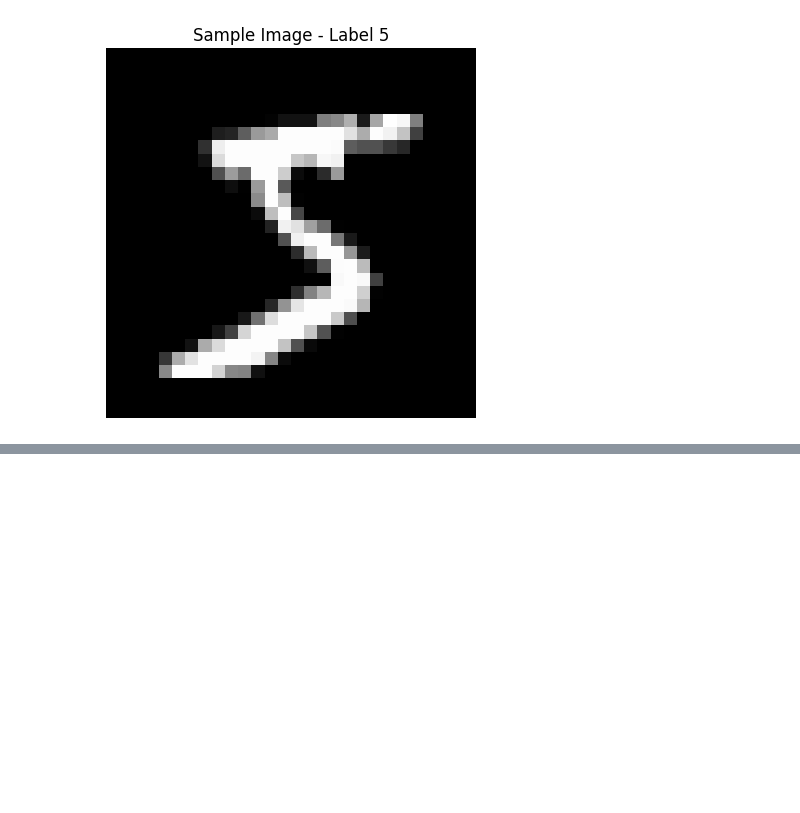
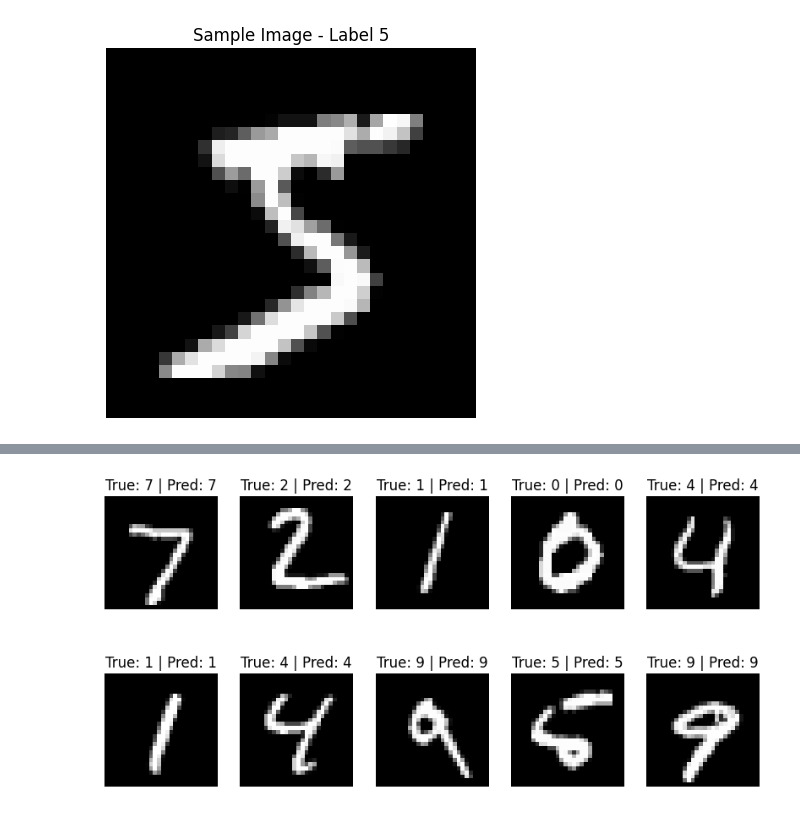
Before and after one commit to jfur1/mnist-classifier, a Jupyter notebook: notebooks/cnn.ipynb, the cells around one changed output, grey strips where cells are left out. Cells and saved outputs as stored; diff of their text form; code cells hidden in the pictures; blank space fills up the shorter version.

```diff
--- a/notebooks/cnn.ipynb
+++ b/notebooks/cnn.ipynb
@@ -84,0 +145,10 @@ plt.show()
+# %%
+# Instantiate the model
+model = CNN()
+
+# Move to GPU if available
+device = torch.device("cuda" if torch.cuda.is_available() else "cpu")
+model.to(device)
+
+# Print model architecture
+print(model)
@@ -84,0 +170,9 @@ plt.show()
+# %%
+import torch.nn as nn
+import torch.optim as optim
+
+# Define loss function
+criterion = nn.NLLLoss()
+
+# Define optimizer
+optimizer = optim.Adam(model.parameters(), lr=0.001)
@@ -84,0 +278,26 @@ plt.show()
+# %%
+import matplotlib.pyplot as plt
+
+# Get a batch of test images
+images, labels = next(iter(test_loader))
+
+# Move to GPU if available
+images, labels = images.to(device), labels.to(device)
+
+# Get predictions
+model.eval()
+with torch.no_grad():
+    outputs = model(images)
+    _, predictions = torch.max(outputs, 1)  # Get predicted class
+
+# Plot some images
+fig, axes = plt.subplots(2, 5, figsize=(10, 5))  # Display 10 images (2 rows, 5 columns)
+for i, ax in enumerate(axes.flat):
+    img = images[i].cpu().squeeze()  # Move to CPU for plotting
+    ax.imshow(img, cmap="gray")
+    ax.set_title(f"True: {labels[i].item()} | Pred: {predictions[i].item()}")
+    ax.axis("off")
+
+plt.show()
+# %% [output]
+[figure, added]
```
Also changed, not shown: parts of 17 cells of this notebook, 26 other files.
